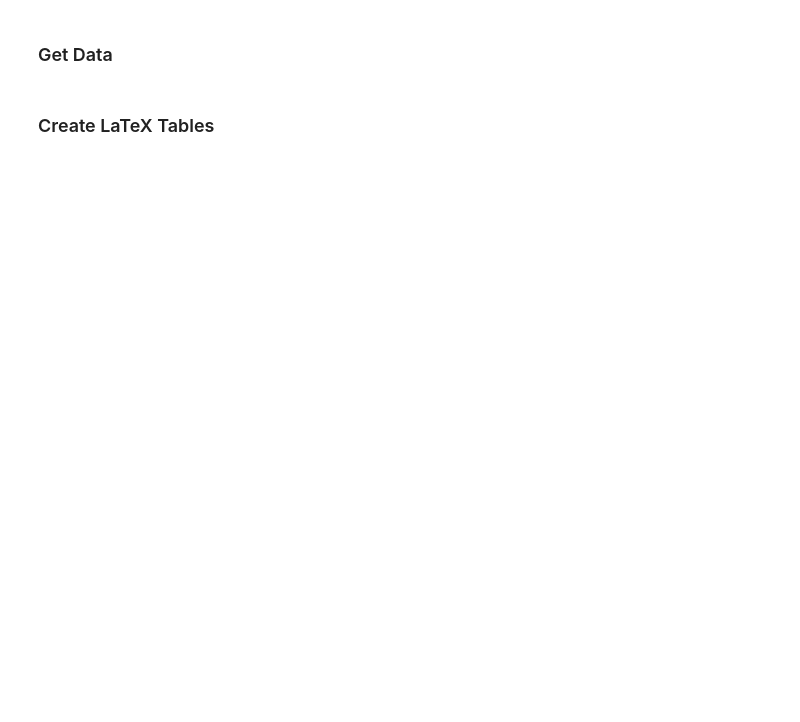
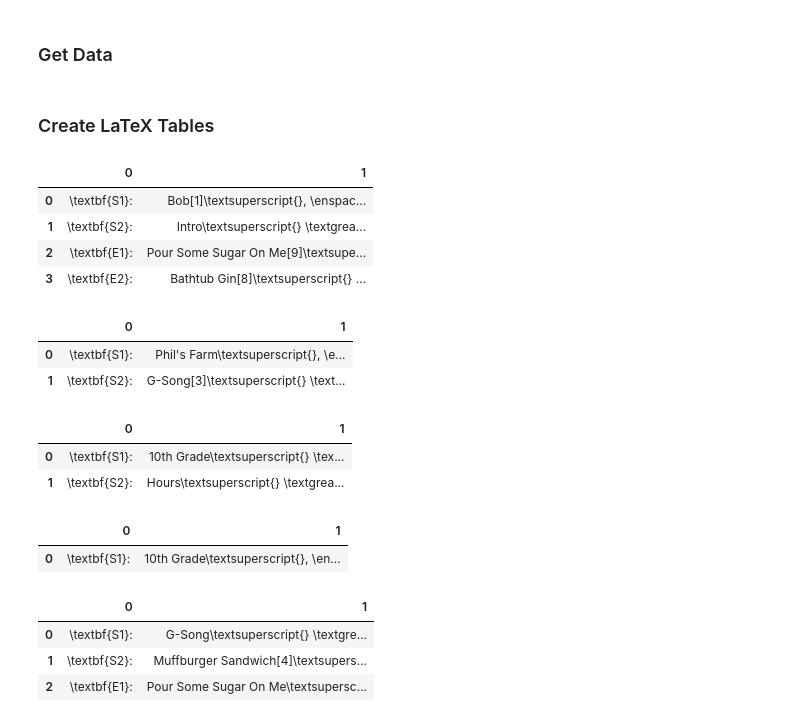
Before and after one commit to henryrobbins/umphbase, a Jupyter notebook: v1.0.0/compile.ipynb, the cells around one changed output. Cells and saved outputs as stored; diff of their text form; code cells hidden in the pictures; blank space fills up the shorter version.

```diff
--- a/v1.0.0/compile.ipynb
+++ b/v1.0.0/compile.ipynb
@@ -4,6 +4,8 @@ import os
 import collections
 import pickle
 import pandas as pd
+# prevent pandas .to_latex method from chopping text
+pd.set_option('display.max_colwidth', 10000)
 from datetime import datetime
 import math
 # %%
@@ -15,7 +17,7 @@ if not os.path.exists(TEX_PATH):
 # %%
 # This is the last pull from the old version of ATU
 date_of_last_pull = '2020-12-21'
-path = 'v1.0.0/atu_pull_%s/' % date_of_last_pull
+path = 'atu_pull_%s' % date_of_last_pull
 shows = pd.read_pickle('%s/shows_%s.pickle' % (path, date_of_last_pull))
 songs = pd.read_pickle('%s/songs_%s.pickle' % (path, date_of_last_pull))
 live_songs = pd.read_pickle('%s/live_songs_%s.pickle' % (path, date_of_last_pull))
@@ -200,6 +202,7 @@ for index, row in list(tmp.iterrows())[:5]:
     setlist_path = '%s/%s.tex' % (dir_path, index)
     if len(sets) > 0:
         main = pd.DataFrame(setlist_table)
+        display(main)
         main.to_latex(buf=setlist_path,
                       index=False,
                       column_format='p{0.03\\textwidth}p{0.92\\textwidth}',
@@ -211,33 +214,51 @@ for index, row in list(tmp.iterrows())[:5]:
         f_tmp.write('Setlist unavailable.\n')
         f_tmp.close()
 
     # tags, notes, and support text
     tags = row['tags']
     tag_text = ''
     if len(tags) > 0:
         tag_text += '\\begin{enumerate}\n'
         for i in tags:
             tag_str = clean_text('[%d] %s' % (i,tags[i]))
             tag_text += '\\item[] %s \n' % (tag_str)
         tag_text += '\\end{enumerate}\\vspace{5pt}\n\n'
 
     notes = row['notes']
     notes_text = ''
     if notes is not None and len(notes) > 0:
         notes_text += '\\noindent\\textbf{\\quad Notes:}\\vspace{3pt}\n\n\\begin{enumerate} \n'
         for note in notes:
             notes_text += '\\item[] %s \n' % (clean_text(note))
         notes_text += '\\end{enumerate}\\vspace{5pt}\n\n'
 
     support_text = clean_text(row['support'])
     support_text = '' if support_text is None else support_text
     if support_text != '':
         support_text = '\\textbf{\\quad Support:} %s\n\n' % (support_text)
 
     f.write('\\input{setlists/%s}\\vspace{5pt}\n\n%s%s%s' % (index, tag_text, notes_text, support_text))
     f.write('\\vspace{5pt}\n\n\\end{minipage}\n\n')
 
 f.close()
+# %% [output]
+|  | 0 | 1 |
+| 0 | \textbf{S1}: | Bob[1]\textsuperscript{}, \enspac... |
+| 1 | \textbf{S2}: | Intro\textsuperscript{} \textgrea... |
+| 2 | \textbf{E1}: | Pour Some Sugar On Me[9]\textsupe... |
+| 3 | \textbf{E2}: | Bathtub Gin[8]\textsuperscript{} ... |
+|  | 0 | 1 |
+| 0 | \textbf{S1}: | Phil's Farm\textsuperscript{}, \e... |
+| 1 | \textbf{S2}: | G-Song[3]\textsuperscript{} \text... |
+|  | 0 | 1 |
+| 0 | \textbf{S1}: | 10th Grade\textsuperscript{} \tex... |
+| 1 | \textbf{S2}: | Hours\textsuperscript{} \textgrea... |
+|  | 0 | 1 |
+| 0 | \textbf{S1}: | 10th Grade\textsuperscript{}, \en... |
+|  | 0 | 1 |
+| 0 | \textbf{S1}: | G-Song\textsuperscript{} \textgre... |
+| 1 | \textbf{S2}: | Muffburger Sandwich[4]\textsupers... |
+| 2 | \textbf{E1}: | Pour Some Sugar On Me\textsupersc... |
 # %%
 # Songs Played
 # ------------
```
Also changed, not shown: 3 other files.
